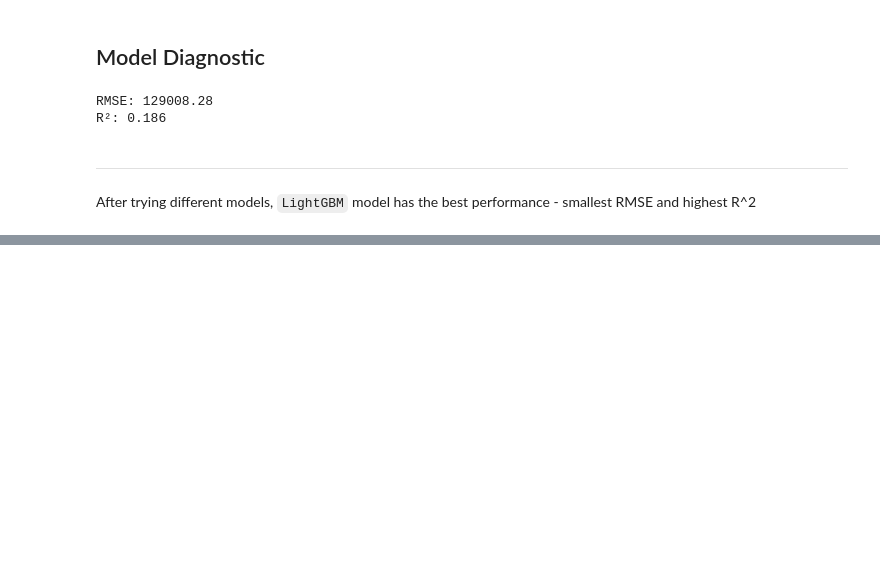
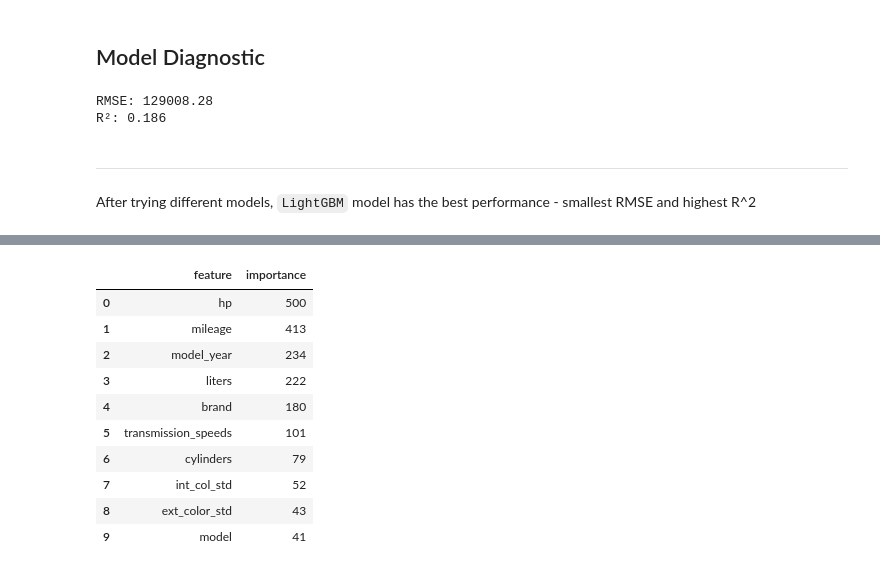
Before and after one commit to DigimonFrankie/Projects, a Jupyter notebook: Used Car Price Prediction: Predictive Modeling with Real-World Data/machine learning/tree_based_models.ipynb, the cells around one changed output, grey strips where cells are left out. Saved outputs shown, nothing was run; the diff lists cells and outputs as text; code cells hidden in the pictures; blank space fills up the shorter version.

```diff
--- a/Used Car Price Prediction: Predictive Modeling with Real-World Data/machine learning/tree_based_models.ipynb
+++ b/Used Car Price Prediction: Predictive Modeling with Real-World Data/machine learning/tree_based_models.ipynb
@@ -499,0 +497,26 @@ After trying different models, `LightGBM` model has the best performance - small
+# %%
+## get feature importances
+importances = best_model.named_steps['model'].feature_importances_
+
+## get feature names
+feature_names = X_train.columns.tolist()
+
+## pair feature importances and feature names
+df_feature_importances = pd.DataFrame({
+    'feature': feature_names,
+    'importance': importances
+}).sort_values(by='importance', ascending=False).reset_index(drop=True)
+
+df_feature_importances.head(10)
+# %% [output]
+|  | feature | importance |
+| 0 | hp | 500 |
+| 1 | mileage | 413 |
+| 2 | model_year | 234 |
+| 3 | liters | 222 |
+| 4 | brand | 180 |
+| 5 | transmission_speeds | 101 |
+| 6 | cylinders | 79 |
+| 7 | int_col_std | 52 |
+| 8 | ext_color_std | 43 |
+| 9 | model | 41 |
```
Also changed, not shown: parts of 15 cells of this notebook.
